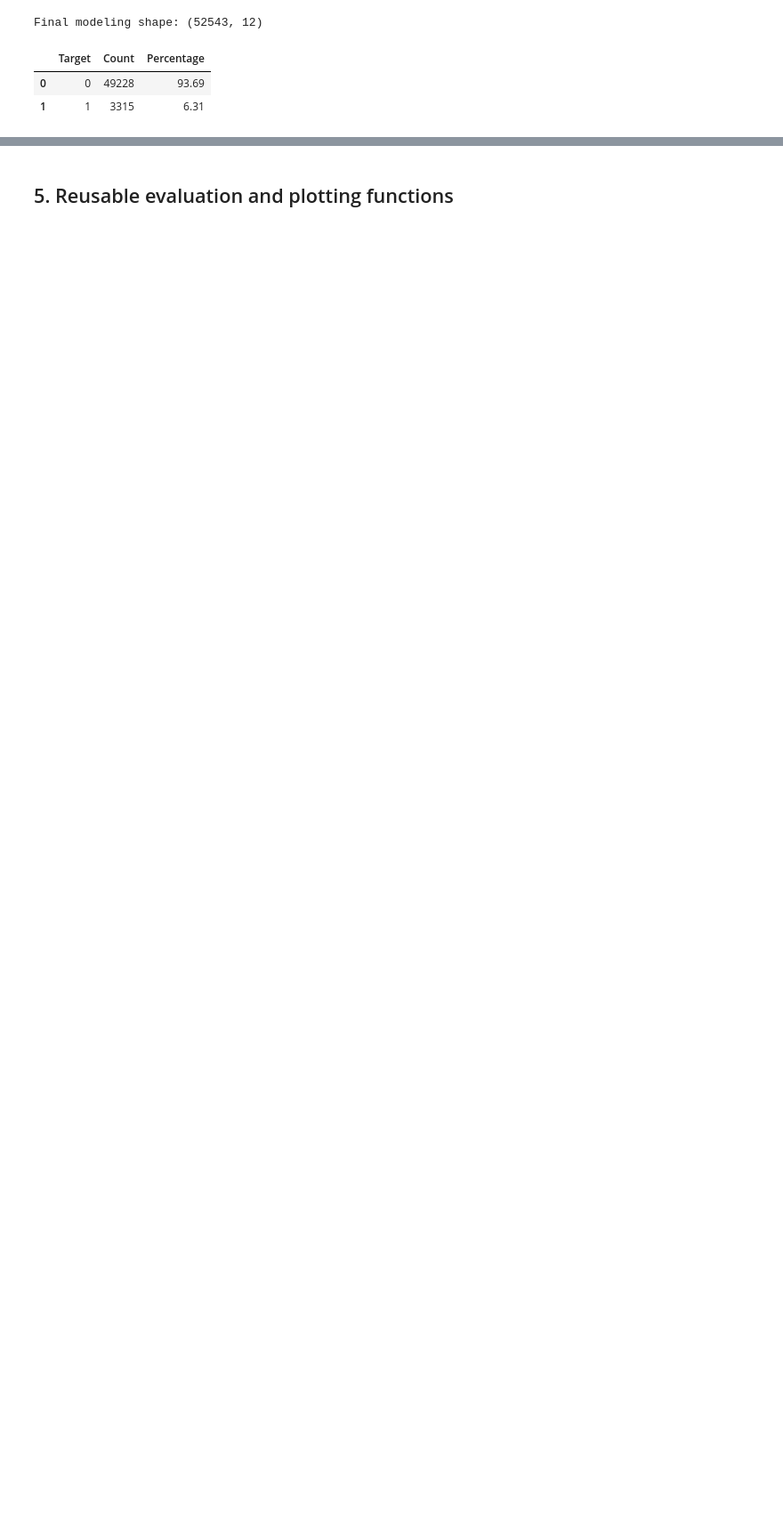
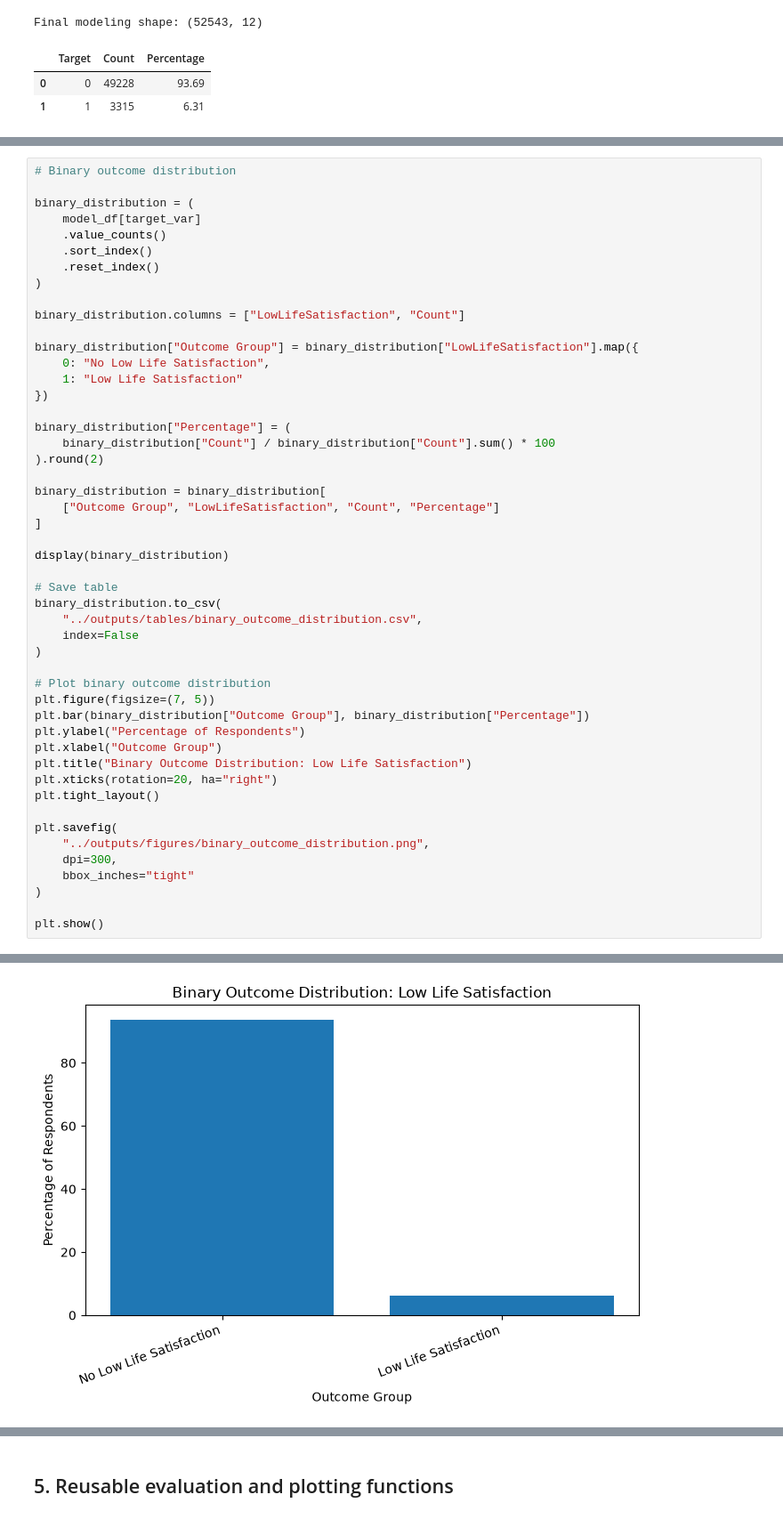
Before and after one commit to Khushboosingh1988/MRP_CCHS_2022, a Jupyter notebook: notebooks/03_predictive_modeling.ipynb, the cells around one changed output, grey strips where cells are left out. Shown at 89% size. Drawn from its saved outputs; the diff is of its cells as text; blank space fills up the shorter version.

```diff
--- a/notebooks/03_predictive_modeling.ipynb
+++ b/notebooks/03_predictive_modeling.ipynb
@@ -213,0 +247,50 @@ Final modeling shape: (52543, 12)
+# %%
+# Binary outcome distribution
+
+binary_distribution = (
+    model_df[target_var]
+    .value_counts()
+    .sort_index()
+    .reset_index()
+)
+
+binary_distribution.columns = ["LowLifeSatisfaction", "Count"]
+
+binary_distribution["Outcome Group"] = binary_distribution["LowLifeSatisfaction"].map({
+    0: "No Low Life Satisfaction",
+    1: "Low Life Satisfaction"
+})
+
+binary_distribution["Percentage"] = (
+    binary_distribution["Count"] / binary_distribution["Count"].sum() * 100
+).round(2)
+
+binary_distribution = binary_distribution[
+    ["Outcome Group", "LowLifeSatisfaction", "Count", "Percentage"]
+]
+
+display(binary_distribution)
+
+# Save table
+binary_distribution.to_csv(
+    "../outputs/tables/binary_outcome_distribution.csv",
+    index=False
+)
+
+# Plot binary outcome distribution
+plt.figure(figsize=(7, 5))
+plt.bar(binary_distribution["Outcome Group"], binary_distribution["Percentage"])
+plt.ylabel("Percentage of Respondents")
+plt.xlabel("Outcome Group")
+plt.title("Binary Outcome Distribution: Low Life Satisfaction")
+plt.xticks(rotation=20, ha="right")
+plt.tight_layout()
+
+plt.savefig(
+    "../outputs/figures/binary_outcome_distribution.png",
+    dpi=300,
+    bbox_inches="tight"
+)
+
+plt.show()
+# %% [output]
@@ -213,0 +300 @@ Final modeling shape: (52543, 12)
+[figure, added]
```
Also changed, not shown: parts of 14 cells of this notebook.
